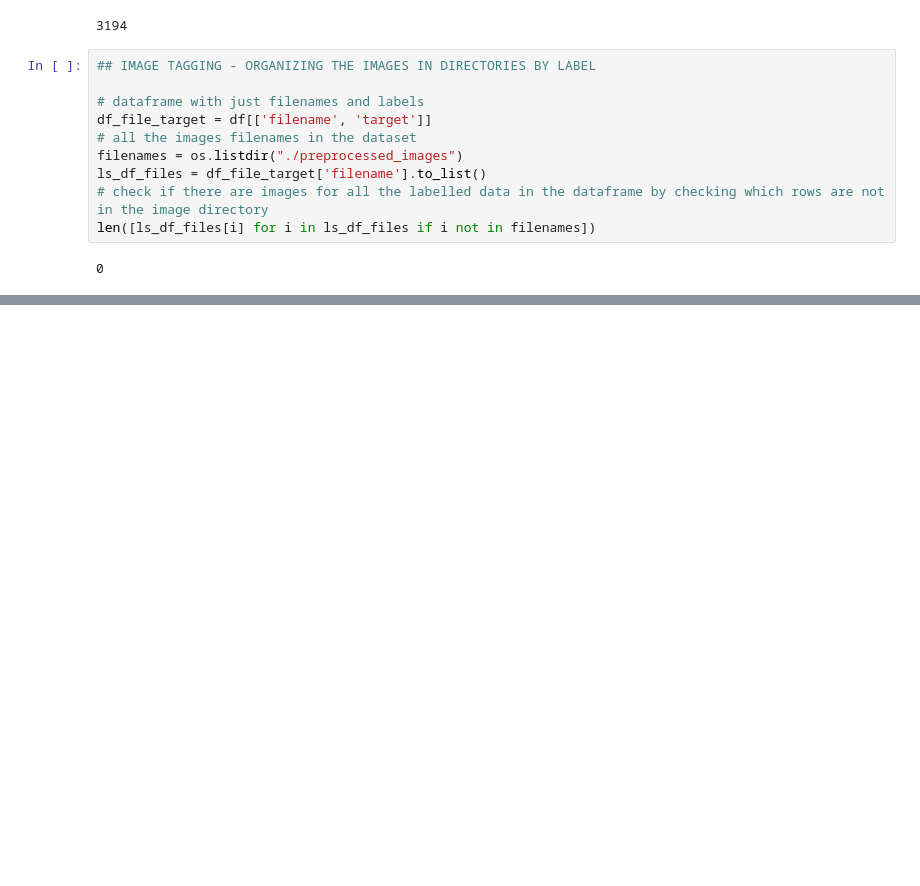
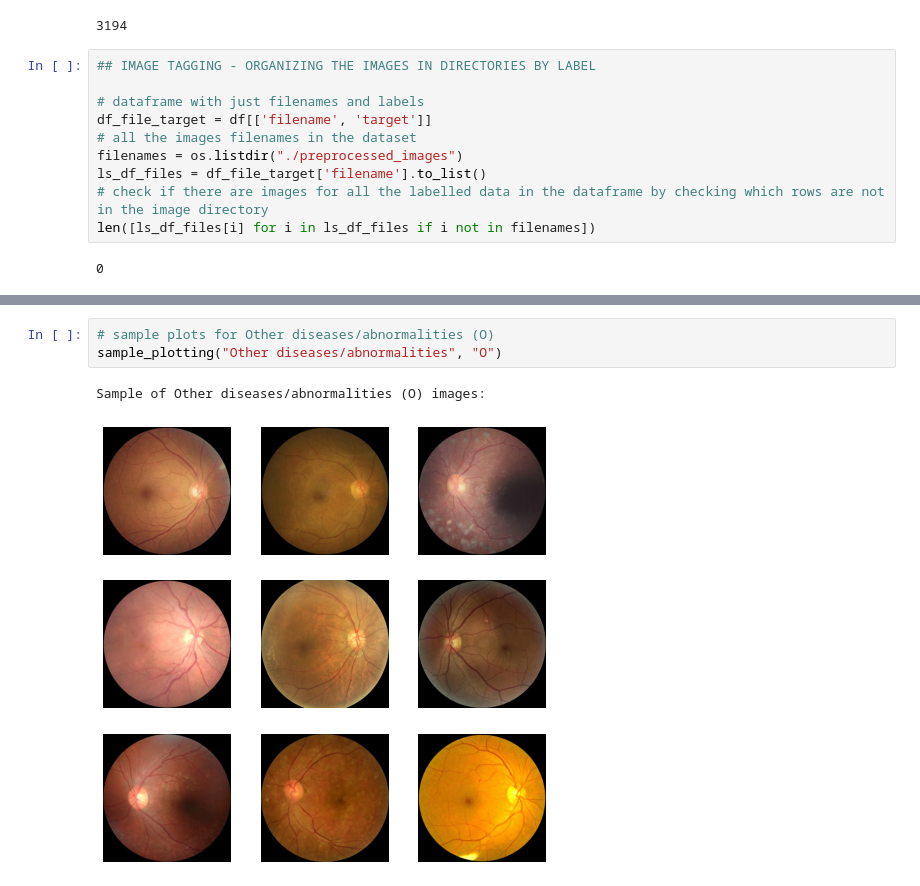
Before and after one commit to jesuero/OcularDiseaseDetection_ImageRecognition, a Jupyter notebook: main/Image_tagging.ipynb, the cells around one changed output, grey strips where cells are left out. Drawn from its saved outputs; the diff is of its cells as text; blank space fills up the shorter version.

```diff
--- a/main/Image_tagging.ipynb
+++ b/main/Image_tagging.ipynb
@@ -106,0 +157,6 @@ Total labeled images for Other diseases/abnormalities (O): 708
+# %%
+# sample plots for Other diseases/abnormalities (O)
+sample_plotting("Other diseases/abnormalities", "O")
+# %% [output]
+Sample of Other diseases/abnormalities (O) images:
+[figure, added]
```
Also changed, not shown: parts of 13 cells of this notebook.
